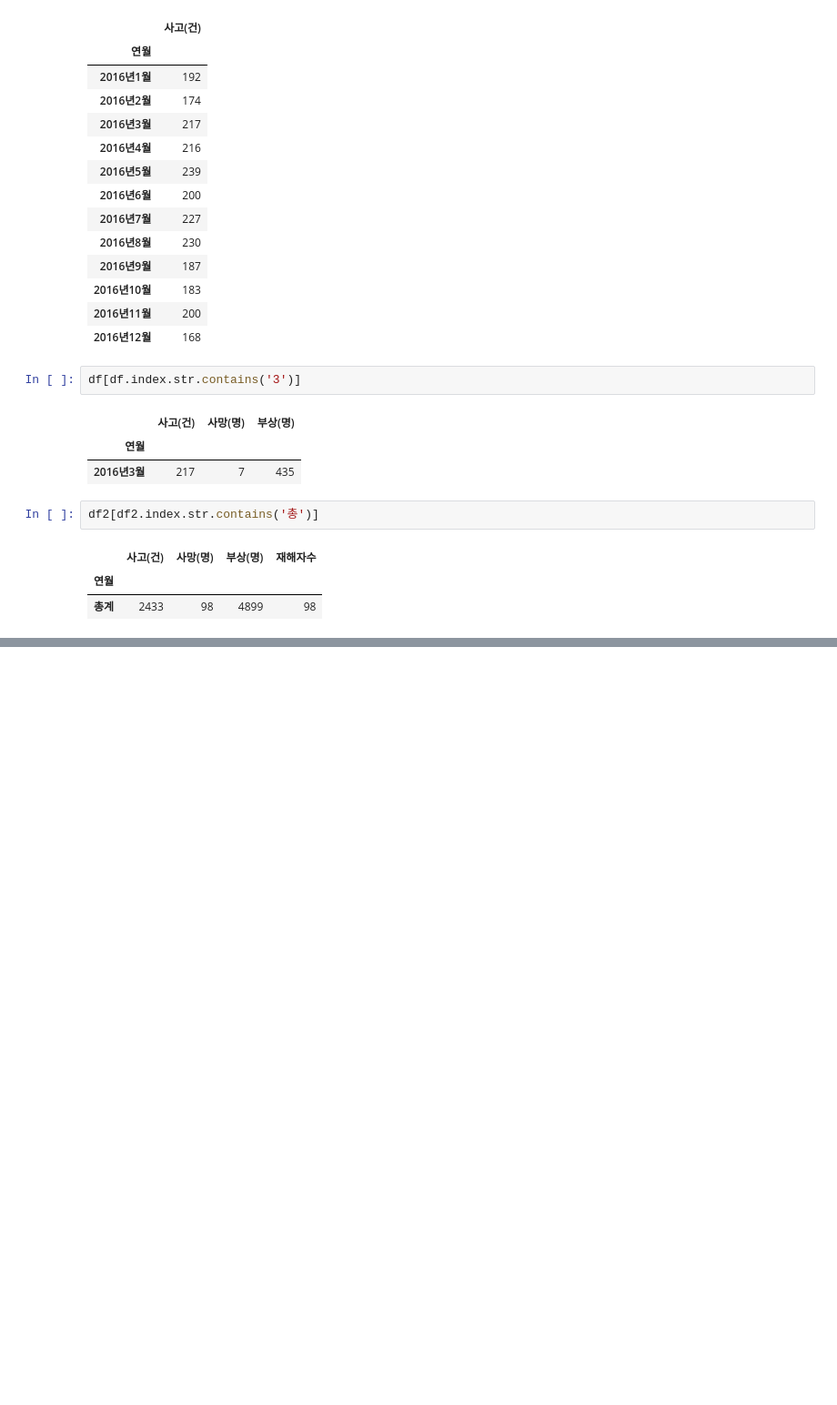
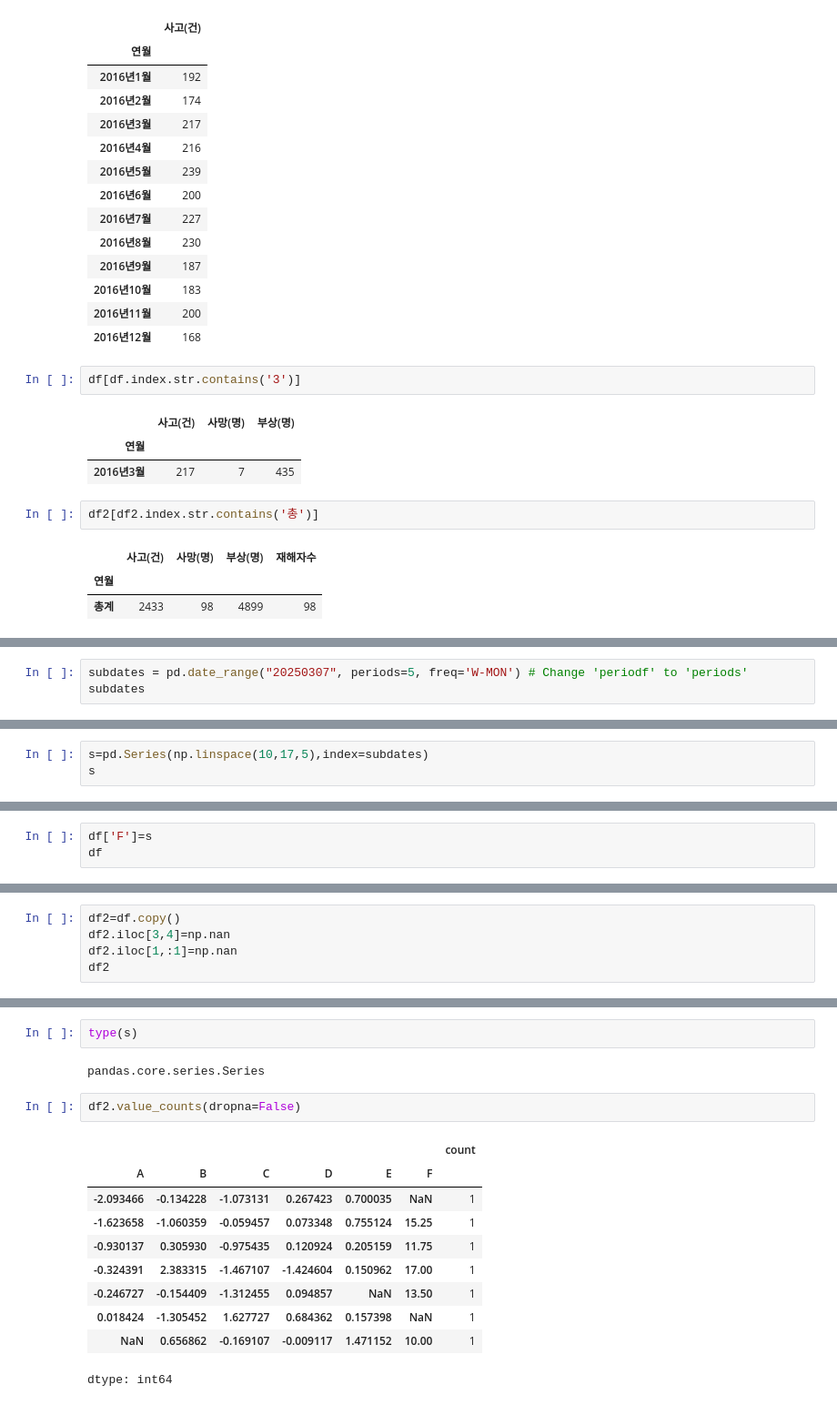
Before and after one commit to tjdwn123/2025-1-myclass-BDA, a Jupyter notebook: inclass/03w_A_mon_0324_dataframe_application.ipynb, the cells around one changed output, grey strips where cells are left out. Shown at 91% size. Saved outputs shown, nothing was run; the diff lists cells and outputs as text; blank space fills up the shorter version.

```diff
--- a/inclass/03w_A_mon_0324_dataframe_application.ipynb
+++ b/inclass/03w_A_mon_0324_dataframe_application.ipynb
@@ -514,0 +992,3 @@ df2[df2.index.str.contains('총')]
+# %%
+subdates = pd.date_range("20250307", periods=5, freq='W-MON') # Change 'periodf' to 'periods'
+subdates
@@ -514,0 +999,3 @@ df2[df2.index.str.contains('총')]
+# %%
+s=pd.Series(np.linspace(10,17,5),index=subdates)
+s
@@ -514,0 +1010,3 @@ df2[df2.index.str.contains('총')]
+# %%
+df['F']=s
+df
@@ -514,0 +1022,5 @@ df2[df2.index.str.contains('총')]
+# %%
+df2=df.copy()
+df2.iloc[3,4]=np.nan
+df2.iloc[1,:1]=np.nan
+df2
@@ -514,0 +1154,17 @@ df2[df2.index.str.contains('총')]
+# %%
+type(s)
+# %% [output]
+pandas.core.series.Series
+# %%
+df2.value_counts(dropna=False)
+# %% [output]
+|  |  |  |  |  |  | count |
+| A | B | C | D | E | F |  |
+| -2.093466 | -0.134228 | -1.073131 | 0.267423 | 0.700035 | NaN | 1 |
+| -1.623658 | -1.060359 | -0.059457 | 0.073348 | 0.755124 | 15.25 | 1 |
+| -0.930137 | 0.305930 | -0.975435 | 0.120924 | 0.205159 | 11.75 | 1 |
+| -0.324391 | 2.383315 | -1.467107 | -1.424604 | 0.150962 | 17.00 | 1 |
+| -0.246727 | -0.154409 | -1.312455 | 0.094857 | NaN | 13.50 | 1 |
+| 0.018424 | -1.305452 | 1.627727 | 0.684362 | 0.157398 | NaN | 1 |
+| NaN | 0.656862 | -0.169107 | -0.009117 | 1.471152 | 10.00 | 1 |
+dtype: int64
```
Also changed, not shown: parts of 88 cells of this notebook.
